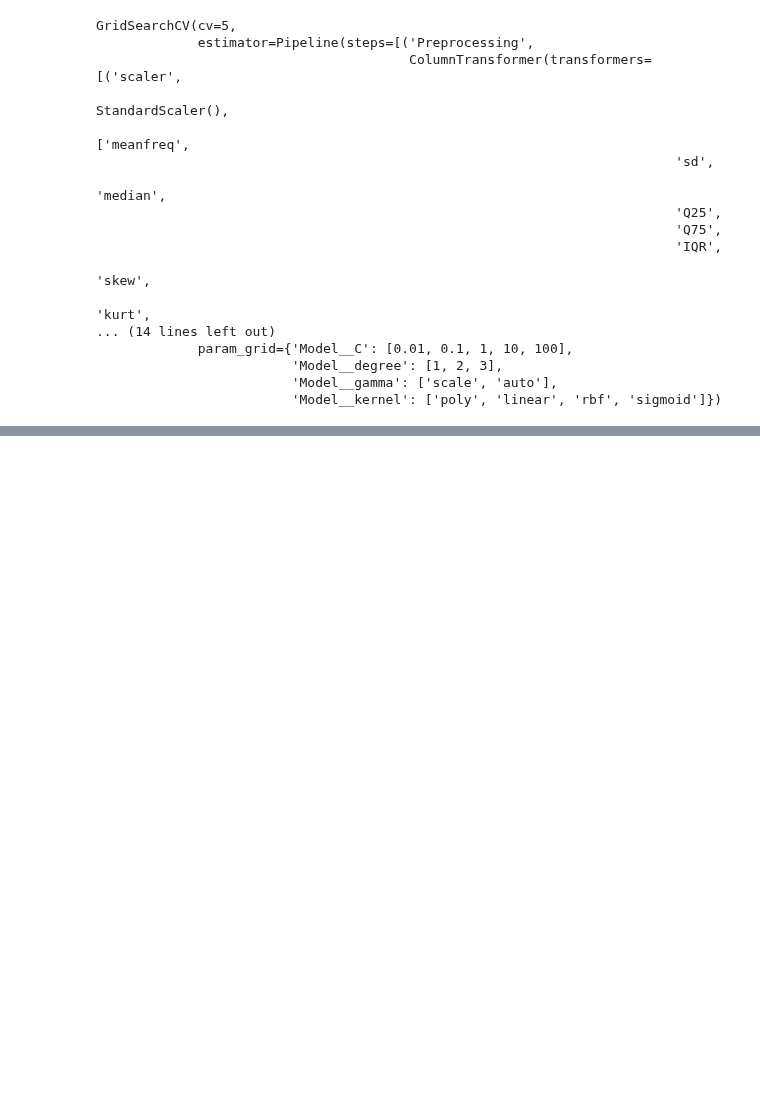
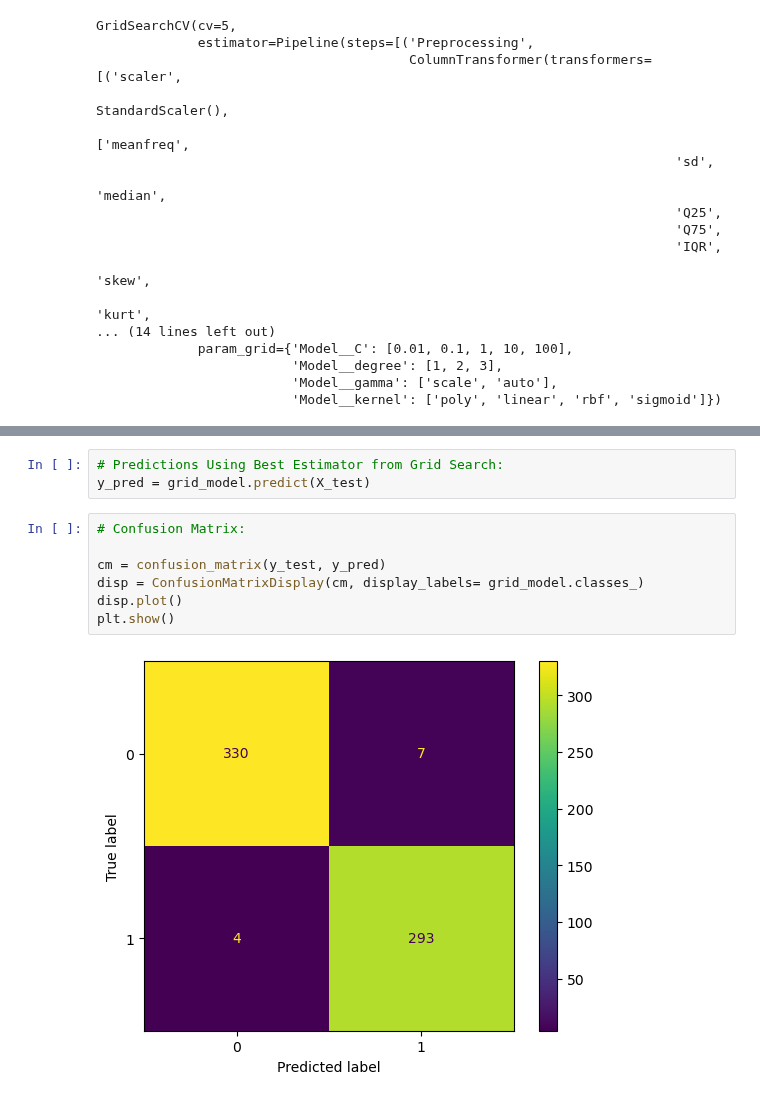
Before and after one commit to Shailya777/Learning-Logs, a Jupyter notebook: Machine_Learning/07_Support_Vector_Machine/05_Practice_Project2(Voice Classification).ipynb, the cells around one changed output, grey strips where cells are left out. Drawn from its saved outputs; the diff is of its cells as text; blank space fills up the shorter version.

Commit message:
Model Evaluation

```diff
--- a/Machine_Learning/07_Support_Vector_Machine/05_Practice_Project2(Voice Classification).ipynb
+++ b/Machine_Learning/07_Support_Vector_Machine/05_Practice_Project2(Voice Classification).ipynb
@@ -195,0 +202,12 @@ GridSearchCV(cv=5,
+# %%
+# Predictions Using Best Estimator from Grid Search:
+y_pred = grid_model.predict(X_test)
+# %%
+# Confusion Matrix:
+
+cm = confusion_matrix(y_test, y_pred)
+disp = ConfusionMatrixDisplay(cm, display_labels= grid_model.classes_)
+disp.plot()
+plt.show()
+# %% [output]
+[figure, added]
```
Also changed, not shown: parts of 2 cells of this notebook.
